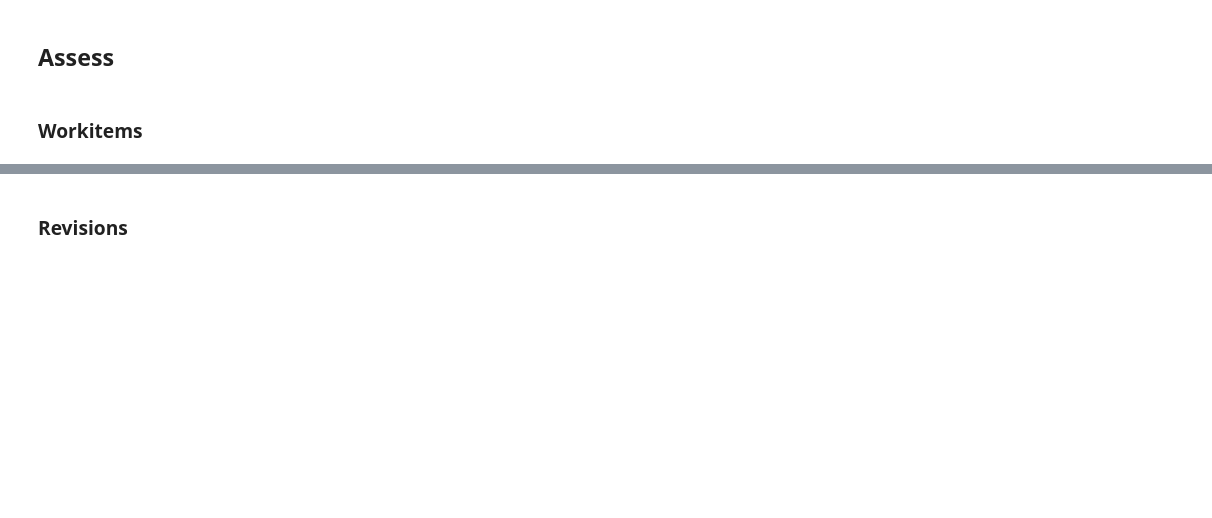
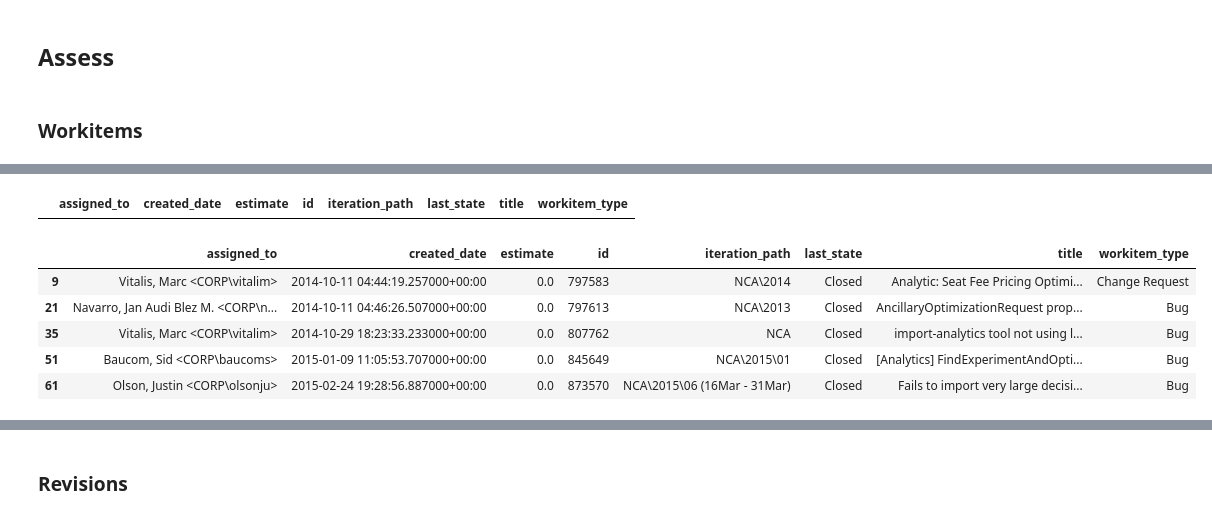
Before and after one commit to netxph/wi-analysis, a Jupyter notebook: tfs-wrangle.ipynb, the cells around one changed output, grey strips where cells are left out. Cells and saved outputs as stored; diff of their text form; code cells hidden in the pictures; blank space fills up the shorter version.

```diff
--- a/tfs-wrangle.ipynb
+++ b/tfs-wrangle.ipynb
@@ -28,3 +139,14 @@ workitems[workitems.id.duplicated()]
+# %%
+workitems2[workitems2.id.duplicated()]
+# %% [output]
+|  | assigned_to | created_date | estimate | id | iteration_path | last_state | title | workitem_type |
 # %%
-workitems[workitems.estimate == 0]
+workitems[workitems.estimate == 0].head()
+# %% [output]
+|  | assigned_to | created_date | estimate | id | iteration_path | last_state | title | workitem_type |
+| 9 | Vitalis, Marc <CORP\vitalim> | 2014-10-11 04:44:19.257000+00:00 | 0.0 | 797583 | NCA\2014 | Closed | Analytic: Seat Fee Pricing Optimi... | Change Request |
+| 21 | Navarro, Jan Audi Blez M. <CORP\n... | 2014-10-11 04:46:26.507000+00:00 | 0.0 | 797613 | NCA\2013 | Closed | AncillaryOptimizationRequest prop... | Bug |
+| 35 | Vitalis, Marc <CORP\vitalim> | 2014-10-29 18:23:33.233000+00:00 | 0.0 | 807762 | NCA | Closed | import-analytics tool not using l... | Bug |
+| 51 | Baucom, Sid <CORP\baucoms> | 2015-01-09 11:05:53.707000+00:00 | 0.0 | 845649 | NCA\2015\01 | Closed | [Analytics] FindExperimentAndOpti... | Bug |
+| 61 | Olson, Justin <CORP\olsonju> | 2015-02-24 19:28:56.887000+00:00 | 0.0 | 873570 | NCA\2015\06 (16Mar - 31Mar) | Closed | Fails to import very large decisi... | Bug |
 # %%
```
Also changed, not shown: parts of 63 cells of this notebook.
